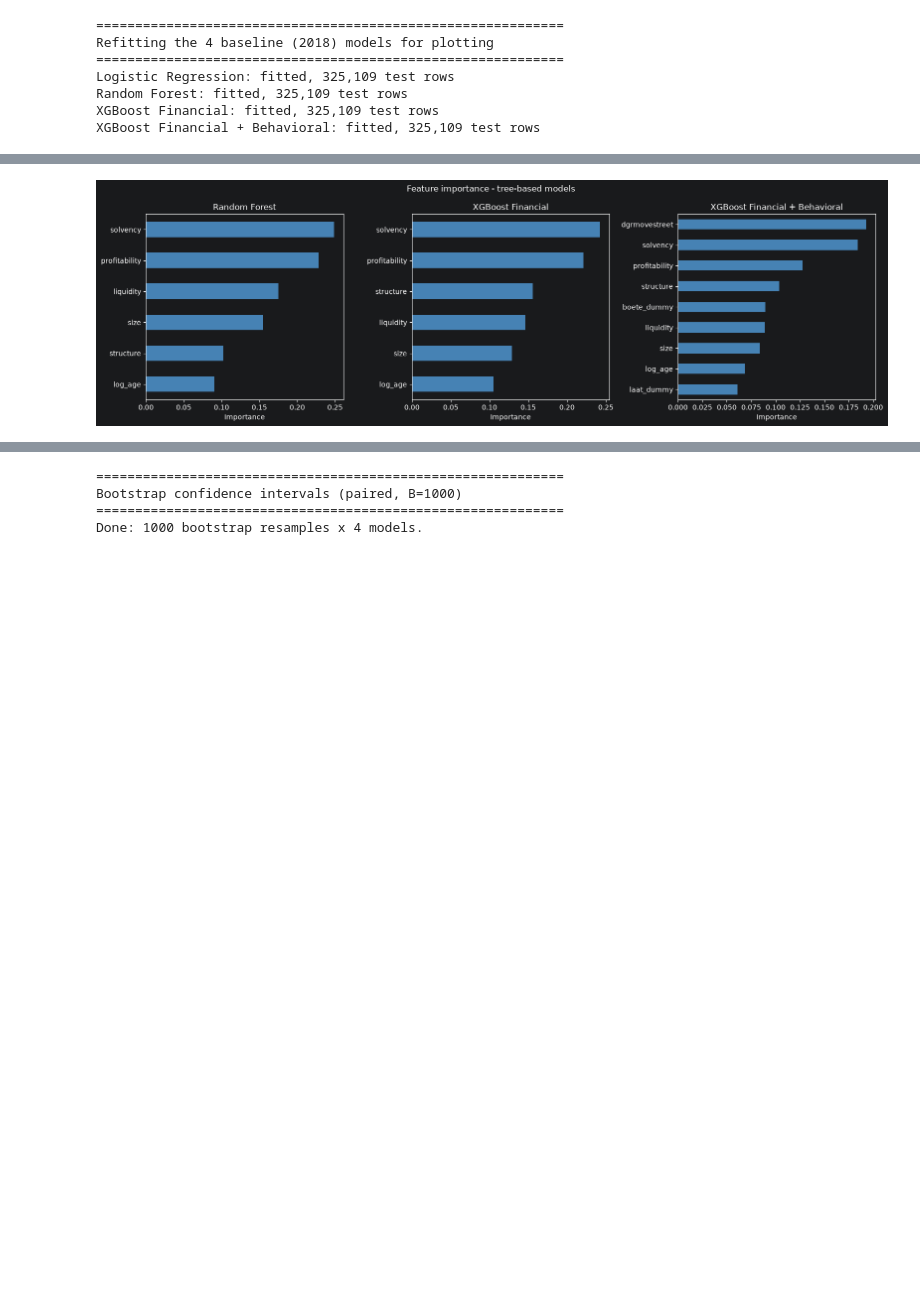
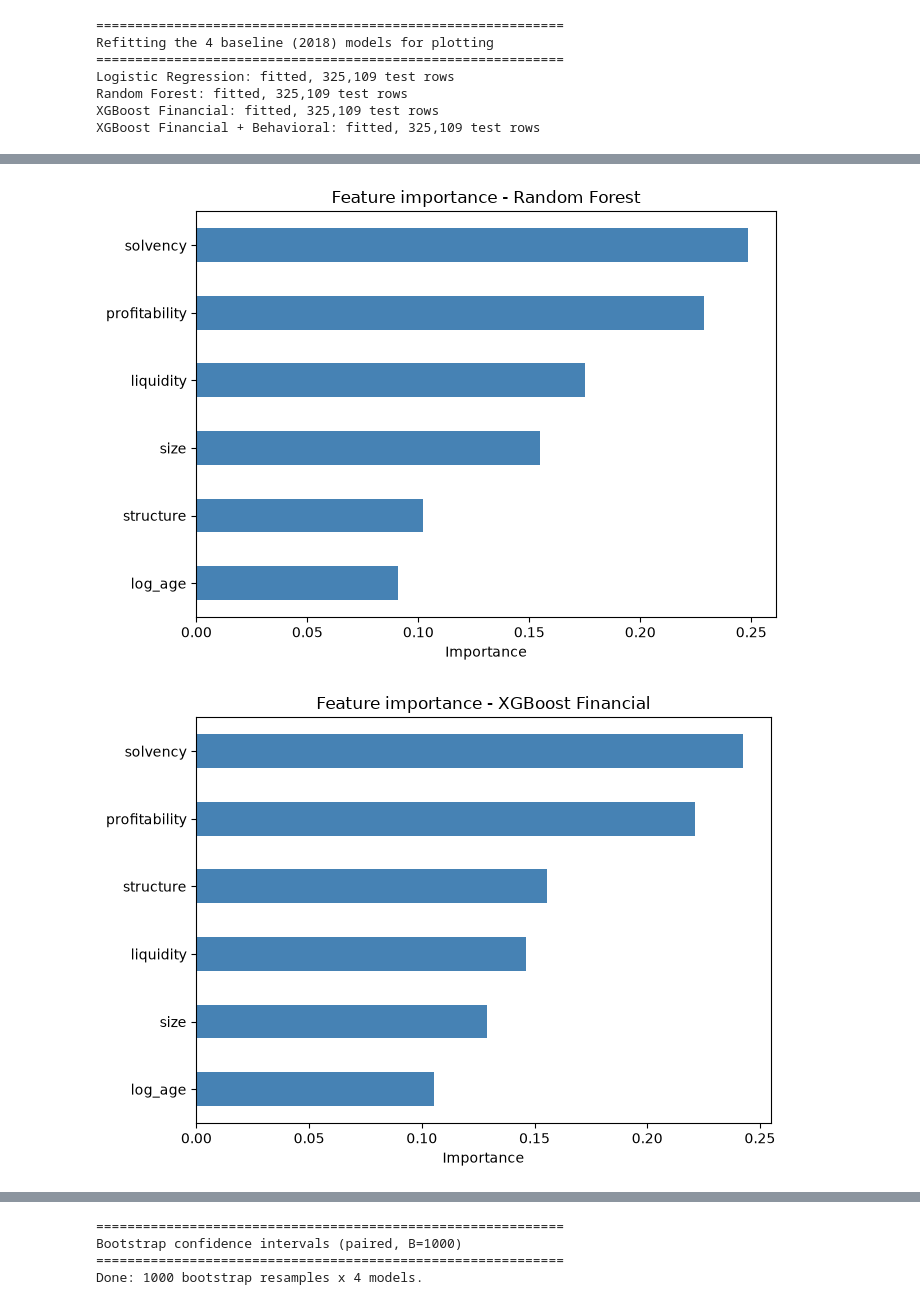
Before and after one commit to seymaciftciPXL/bankruptcy-master-thesis, a Jupyter notebook: notebooks/13_visualizations_and_uncertainty.ipynb, the cells around one changed output, grey strips where cells are left out. Cells and saved outputs as stored; diff of their text form; code cells hidden in the pictures; blank space fills up the shorter version.

Commit message:
Update figures to light theme + split tree models into multiple figures

```diff
--- a/notebooks/13_visualizations_and_uncertainty.ipynb
+++ b/notebooks/13_visualizations_and_uncertainty.ipynb
@@ -119,7 +119,8 @@ from config import FIGURES
 
 FIGURES.mkdir(parents=True, exist_ok=True)
 
-fig, ax = plt.subplots(figsize=(7, 6))
+fig, ax = plt.subplots(figsize=(7, 6), facecolor="white")
+ax.set_facecolor("white")
 
 for label, r in results.items():
     fpr, tpr, _ = roc_curve(r["y_test"], r["y_prob"])
@@ -132,6 +133,6 @@ ax.set_ylabel("True Positive Rate")
 ax.set_title("ROC curves - baseline models (train=2018, test=2019)")
 ax.legend(loc="lower right")
 fig.tight_layout()
-fig.savefig(FIGURES / "roc_curves.png", dpi=150)
+fig.savefig(FIGURES / "roc_curves.png", dpi=150, facecolor="white")
 plt.show()
 # %% [output]
@@ -141,7 +142,8 @@ from sklearn.metrics import average_precision_score, precision_recall_curve
 
 baseline_rate = results["Logistic Regression"]["y_test"].mean()
 
-fig, ax = plt.subplots(figsize=(7, 6))
+fig, ax = plt.subplots(figsize=(7, 6), facecolor="white")
+ax.set_facecolor("white")
 
 for label, r in results.items():
     precision, recall, _ = precision_recall_curve(r["y_test"], r["y_prob"])
@@ -157,6 +159,6 @@ ax.set_ylabel("Precision")
 ax.set_title("Precision-Recall curves - baseline models (train=2018, test=2019)")
 ax.legend(loc="upper right")
 fig.tight_layout()
-fig.savefig(FIGURES / "pr_curves.png", dpi=150)
+fig.savefig(FIGURES / "pr_curves.png", dpi=150, facecolor="white")
 plt.show()
 # %% [output]
@@ -164,21 +166,27 @@ plt.show()
 # %%
 tree_models = ["Random Forest", "XGBoost Financial", "XGBoost Financial + Behavioral"]
 
-fig, axes = plt.subplots(1, 3, figsize=(16, 5))
+tree_model_files = {
+    "Random Forest": "feature_importance_random_forest.png",
+    "XGBoost Financial": "feature_importance_xgboost_financial.png",
+    "XGBoost Financial + Behavioral": "feature_importance_xgboost_behavioral.png",
+}
 
-for ax, label in zip(axes, tree_models):
+for label in tree_models:
     r = results[label]
     importances = pd.Series(
         r["pipeline"].named_steps["model"].feature_importances_,
         index=r["features"],
     ).sort_values()
+
+    fig, ax = plt.subplots(figsize=(7, 5), facecolor="white")
+    ax.set_facecolor("white")
     importances.plot(kind="barh", ax=ax, color="steelblue")
-    ax.set_title(label)
+    ax.set_title(f"Feature importance - {label}")
     ax.set_xlabel("Importance")
-
-fig.suptitle("Feature importance - tree-based models")
-fig.tight_layout()
-fig.savefig(FIGURES / "feature_importance_trees.png", dpi=150)
-plt.show()
+    fig.tight_layout()
+    fig.savefig(FIGURES / tree_model_files[label], dpi=150, facecolor="white")
+    plt.show()
 # %% [output]
-[figure, old version]
+[figure, new version]
+[figure, added]
```
Also changed, not shown: parts of 4 cells of this notebook, 7 other files.
